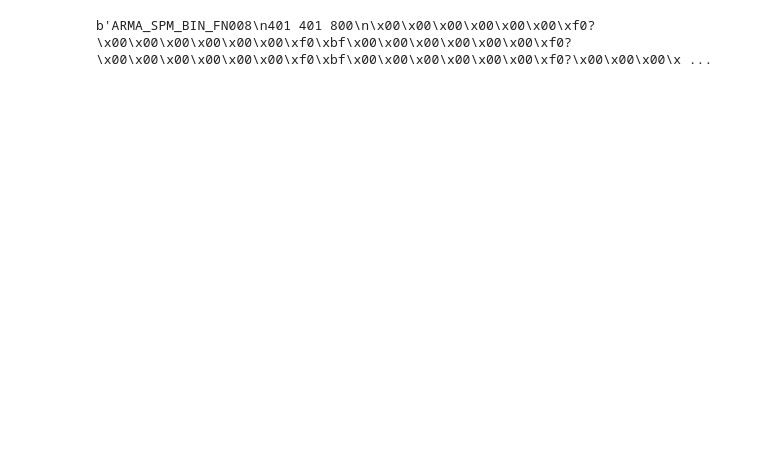
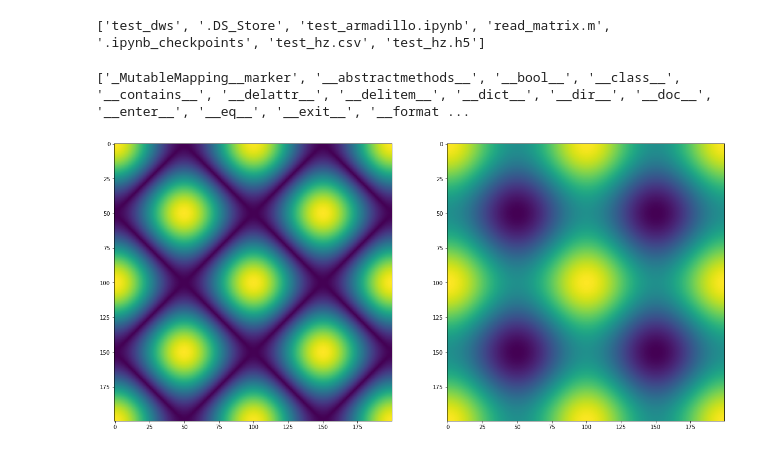
Before and after one commit to zhaonat/fdfd-armadillo, a Jupyter notebook: notebooks/test_armadillo.ipynb, the cells around one changed output. Cells and saved outputs as stored; diff of their text form; code cells hidden in the pictures; blank space fills up the shorter version.

```diff
--- a/notebooks/test_armadillo.ipynb
+++ b/notebooks/test_armadillo.ipynb
@@ -4,10 +1,55 @@ import h5py
-# %%
-fileName = "test_dws";
-# with open(fileName, mode='rb') as file: # b is important -> binary
-#     fileContent = file.read()
-#     print(fileContent)
-
-from pathlib import Path
-data = Path(fileName).read_bytes()
-# %% [output]
-b'ARMA_SPM_BIN_FN008\n401 401 800\n\x00\x00\x00\x00\x00\x00\xf0?\x00\x00\x00\x00\x00\x00\xf0\xbf\x00\x00\x00\x00\x00\x00\xf0?\x00\x00\x00\x00\x00\x00\xf0\xbf\x00\x00\x00\x00\x00\x00\xf0?\x00\x00\x00\x ...
+# %%
+import numpy as np
+import h5py
+import os
+import matplotlib.pyplot as plt
+print(os.listdir())
+# %% [output]
+['test_dws', '.DS_Store', 'test_armadillo.ipynb', 'read_matrix.m', '.ipynb_checkpoints', 'test_hz.csv', 'test_hz.h5']
+# %%
+fileName = "test_hz.h5";
+hf = h5py.File(fileName, 'r')
+print(dir(hf))
+# from pathlib import Path
+# data = Path(fileName).read_bytes()
+
+import csv
+
+
+filename = 'test_hz.csv'
+import csv
+
+processed = [];
+with open(filename, 'r') as f:
+    lines = ' '.join([s.replace(',', '.') for s in f.readlines()])
+    #print(lines.split())
+
+    for i in lines.split():
+        i = i.replace('i','j')
+        processed.append(complex(i));
+processed = np.array(processed)
+processed = np.reshape(processed, (200,200))
+
+plt.figure(figsize = (20,10))
+plt.subplot(121)
+plt.imshow(abs(processed))
+plt.subplot(122)
+plt.imshow(np.imag(processed))
+
+plt.show();
+
+
+# with open(filename, "r") as csvfile:
+#     csvreader = csv.reader(csvfile, delimiter=",")
+
+#     for row in csvreader:
+#         print(row)
+
+# data = np.genfromtxt(filename, dtype=complex, delimiter=',',autostrip=True);
+# print(data.shape)
+# print(data)
+
+#print(np.loadtxt(filename).view(complex))
+# %% [output]
+['_MutableMapping__marker', '__abstractmethods__', '__bool__', '__class__', '__contains__', '__delattr__', '__delitem__', '__dict__', '__dir__', '__doc__', '__enter__', '__eq__', '__exit__', '__format ...
+[figure, added]
```
Also changed, not shown: parts of 1 cell of this notebook, 9 other files.
